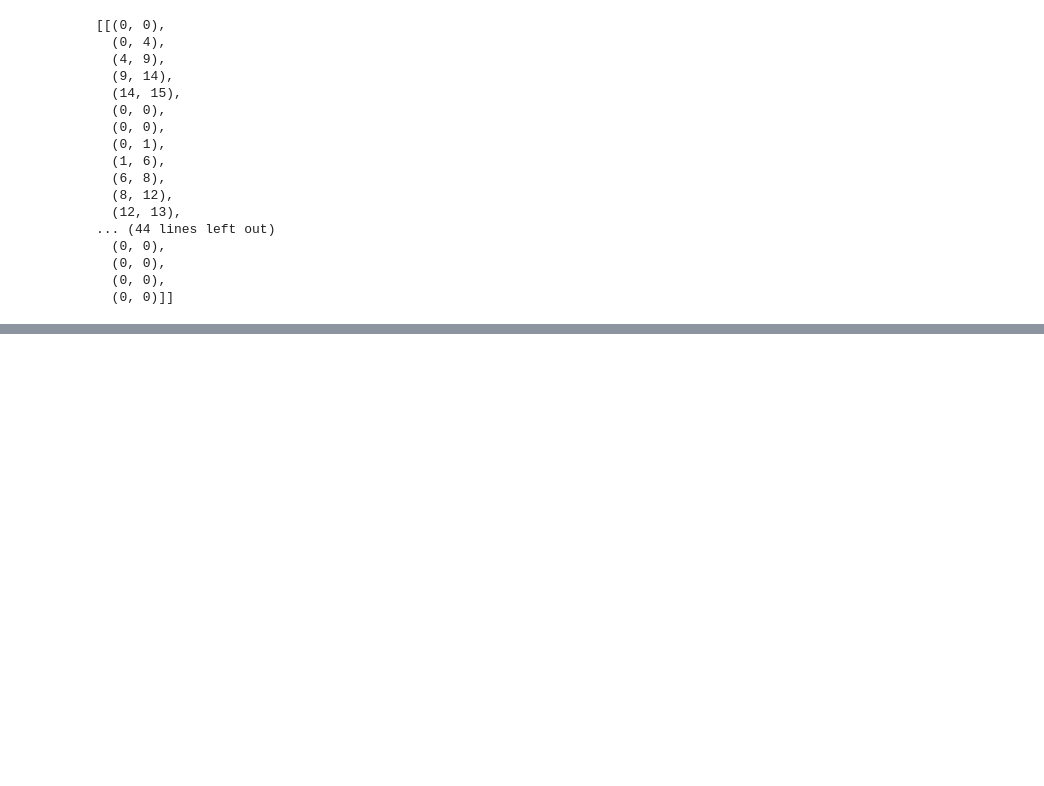
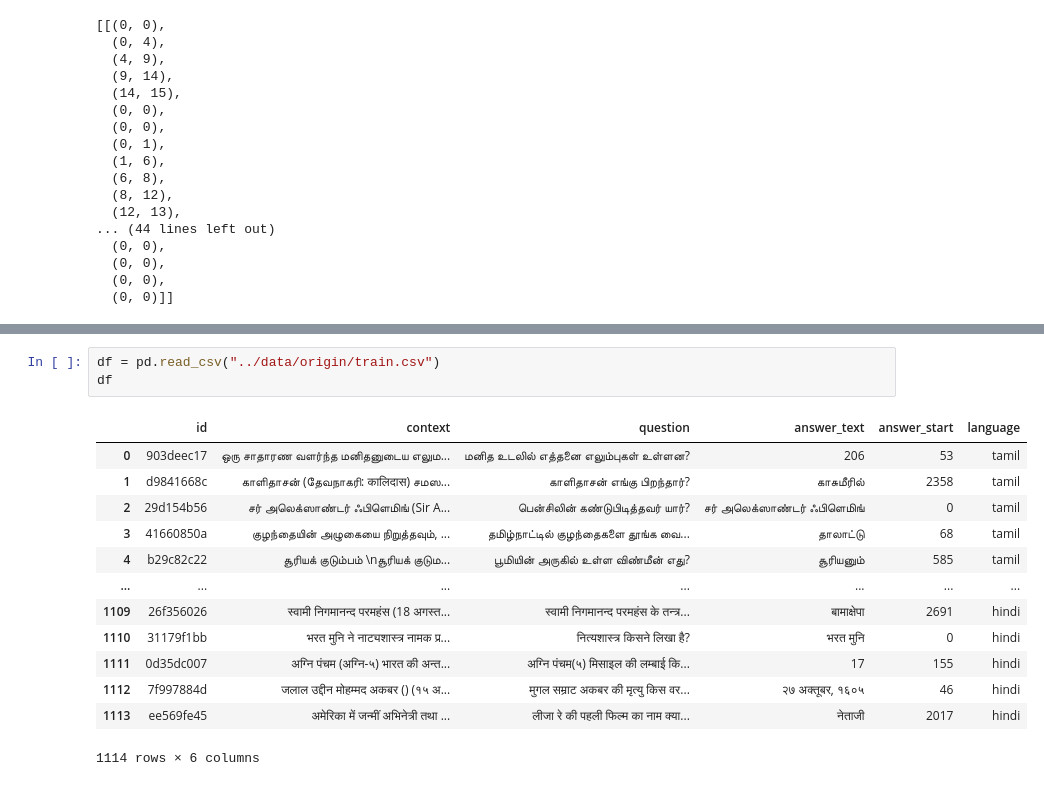
Before and after one commit to guchio3/kaggle-chaii-2021, a Jupyter notebook: notebooks/understand_tokenizer.ipynb, the cells around one changed output, grey strips where cells are left out. Cells and saved outputs as stored; diff of their text form; blank space fills up the shorter version.

```diff
--- a/notebooks/understand_tokenizer.ipynb
+++ b/notebooks/understand_tokenizer.ipynb
@@ -64,0 +203,17 @@ res["offset_mapping"]
+# %%
+df = pd.read_csv("../data/origin/train.csv")
+df
+# %% [output]
+|  | id | context | question | answer_text | answer_start | language |
+| 0 | 903deec17 | ஒரு சாதாரண வளர்ந்த மனிதனுடைய எலும... | மனித உடலில் எத்தனை எலும்புகள் உள்ளன? | 206 | 53 | tamil |
+| 1 | d9841668c | காளிதாசன் (தேவநாகரி: कालिदास) சமஸ... | காளிதாசன் எங்கு பிறந்தார்? | காசுமீரில் | 2358 | tamil |
+| 2 | 29d154b56 | சர் அலெக்ஸாண்டர் ஃபிளெமிங் (Sir A... | பென்சிலின் கண்டுபிடித்தவர் யார்? | சர் அலெக்ஸாண்டர் ஃபிளெமிங் | 0 | tamil |
+| 3 | 41660850a | குழந்தையின் அழுகையை நிறுத்தவும், ... | தமிழ்நாட்டில் குழந்தைகளை தூங்க வை... | தாலாட்டு | 68 | tamil |
+| 4 | b29c82c22 | சூரியக் குடும்பம் \nசூரியக் குடும... | பூமியின் அருகில் உள்ள விண்மீன் எது? | சூரியனும் | 585 | tamil |
+| ... | ... | ... | ... | ... | ... | ... |
+| 1109 | 26f356026 | स्वामी निगमानन्द परमहंस (18 अगस्त... | स्वामी निगमानन्द परमहंस के तन्त्र... | बामाक्षेपा | 2691 | hindi |
+| 1110 | 31179f1bb | भरत मुनि ने नाट्यशास्त्र नामक प्र... | नित्यशास्त्र किसने लिखा है? | भरत मुनि | 0 | hindi |
+| 1111 | 0d35dc007 | अग्नि पंचम (अग्नि-५) भारत की अन्त... | अग्नि पंचम(५) मिसाइल की लम्बाई कि... | 17 | 155 | hindi |
+| 1112 | 7f997884d | जलाल उद्दीन मोहम्मद अकबर () (१५ अ... | मुगल सम्राट अकबर की मृत्यु किस वर... | २७ अक्तूबर, १६०५ | 46 | hindi |
+| 1113 | ee569fe45 | अमेरिका में जन्मीं अभिनेत्री तथा ... | लीजा रे की पहली फिल्म का नाम क्या... | नेताजी | 2017 | hindi |
+1114 rows × 6 columns
```
Also changed, not shown: parts of 14 cells of this notebook, 1 other file.
